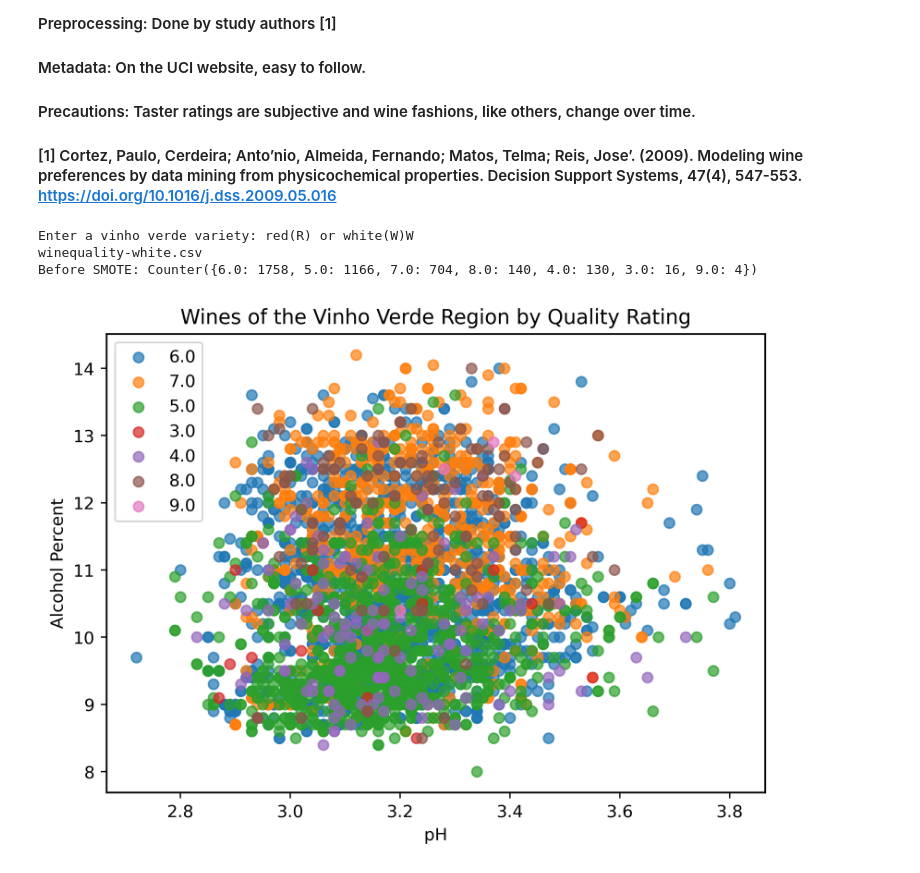
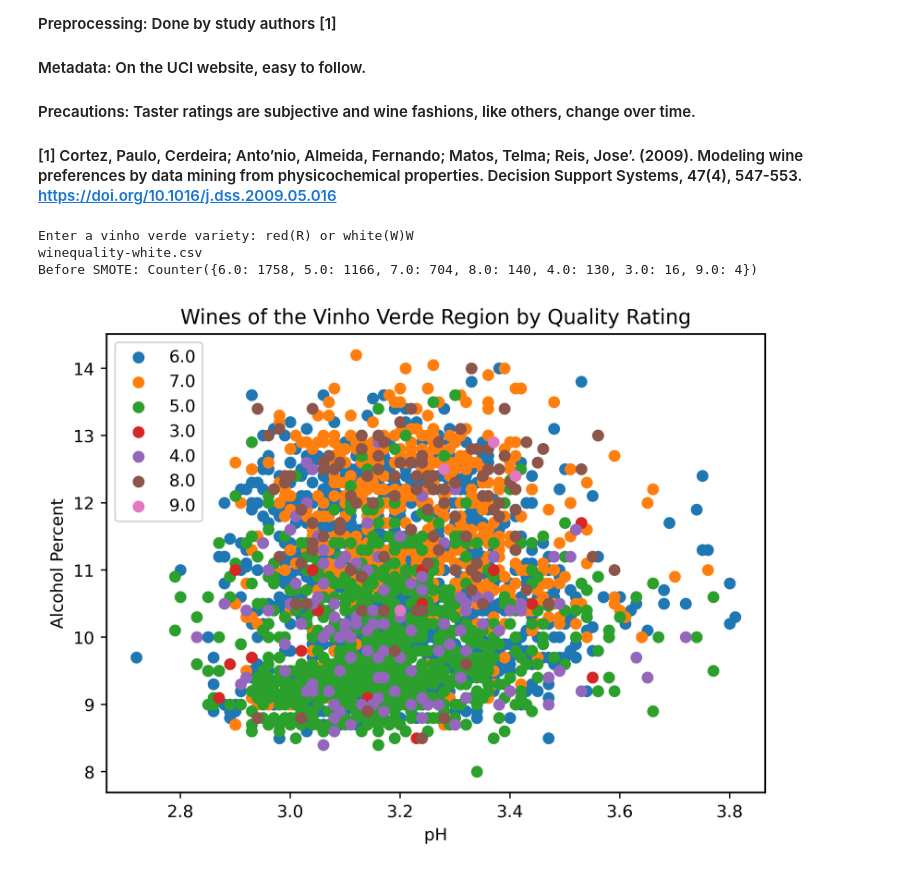
Before and after one commit to joecerniglia/vinho, a Jupyter notebook: scatter_alcohol.ipynb, the cells around one changed output. Saved outputs shown, nothing was run; the diff lists cells and outputs as text; code cells hidden in the pictures.

```diff
--- a/scatter_alcohol.ipynb
+++ b/scatter_alcohol.ipynb
@@ -48,32 +48,32 @@ try:
     array = dataset.values
     X = array[:,0:11]
     Y = array[:,11]
     validation_size = 0.20
     seed = 7
 
     X_train, X_validation, Y_train, Y_validation = train_test_split(X, Y,
         test_size=validation_size, random_state=seed, stratify=Y)
     counter=Counter(Y_train)
     print('Before SMOTE:',counter)
     # scatter plot of examples by class label
 
     #print(X_train[:6,:])
     # scatter plot of examples by class label: pH (8) x Alcohol (10)
     # Both pH and Alcohol are correlated with Quality
     for label, _ in counter.items():
         #row_ix returns an array containing all the row numbers for a given label (color)
         row_ix = where(Y_train == label)[0]
         #print("row_ix", row_ix)
-        pyplot.scatter(X_train[row_ix, 8], X_train[row_ix, 10], label=str(label), alpha=.7)
+        pyplot.scatter(X_train[row_ix, 8], X_train[row_ix, 10], label=str(label), alpha=1)
     pyplot.legend()
     pyplot.title("Wines of the Vinho Verde Region by Quality Rating")
     pyplot.xlabel("pH")
     pyplot.ylabel("Alcohol Percent")
     pyplot.show()
 except:
     print('Exiting function.')
 # %% [output]
 Enter a vinho verde variety: red(R) or white(W)W
 winequality-white.csv
 Before SMOTE: Counter({6.0: 1758, 5.0: 1166, 7.0: 704, 8.0: 140, 4.0: 130, 3.0: 16, 9.0: 4})
-[figure, old version]
+[figure, new version]
```
